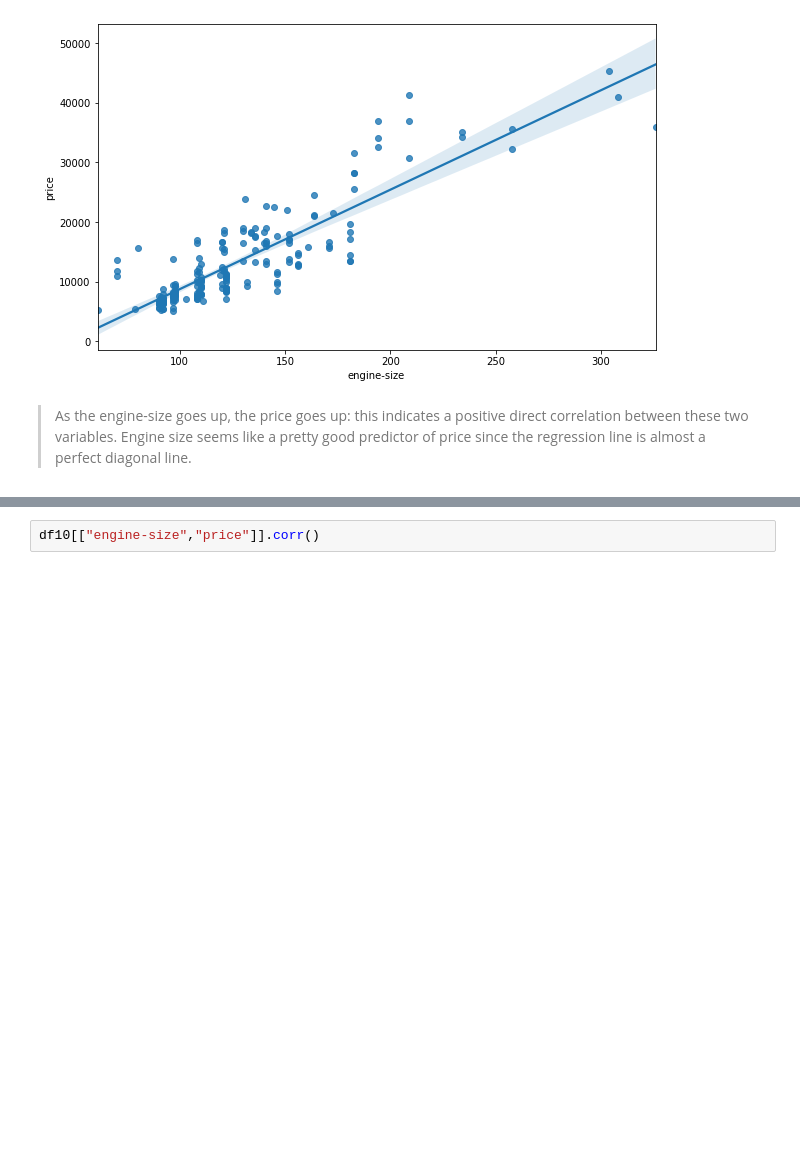
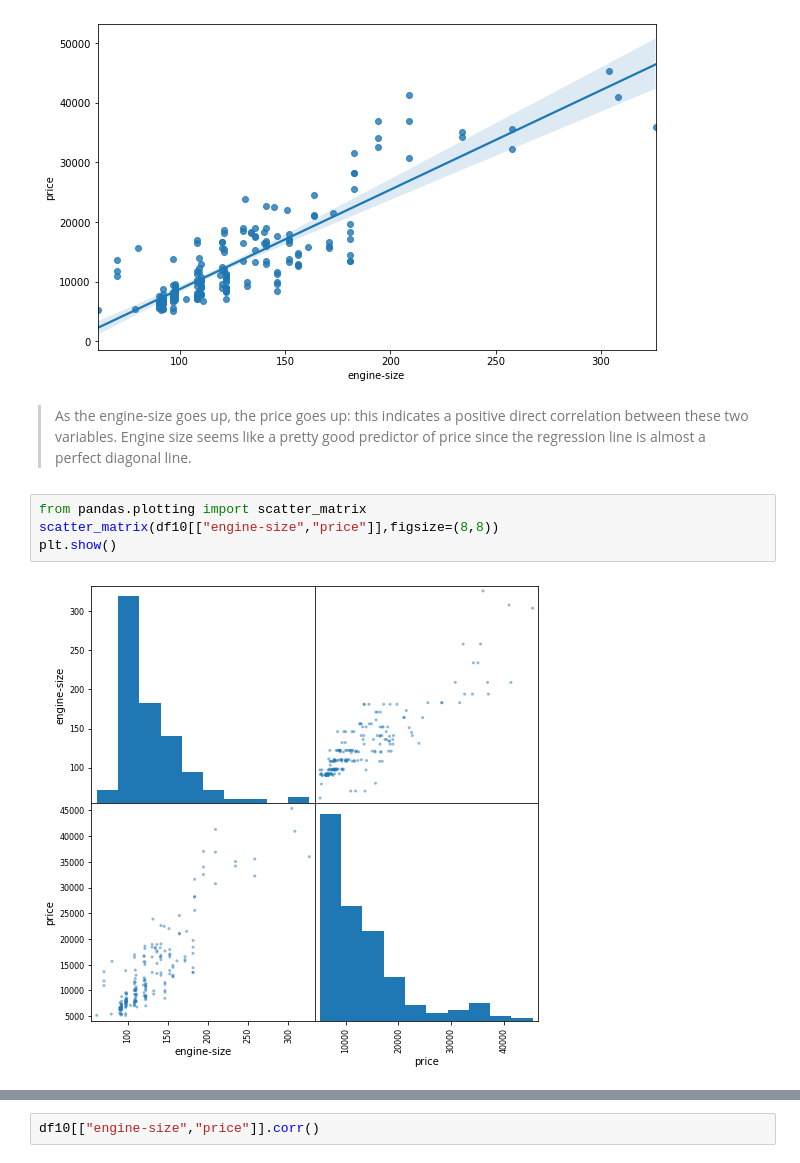
Before and after one commit to harsha8745/IBM-WATSON, a Jupyter notebook: Data_Analysis_with_Python.ipynb, the cells around one changed output, grey strips where cells are left out. Cells and saved outputs as stored; diff of their text form; blank space fills up the shorter version.

```diff
--- a/Data_Analysis_with_Python.ipynb
+++ b/Data_Analysis_with_Python.ipynb
@@ -1779,3 +1815,9 @@ stats.pearsonr(df10["engine-size"],df10["price"])  #gives pearson correlation an
 [figure]
 # %% [markdown]
 >As the engine-size goes up, the price goes up: this indicates a positive direct correlation between these two variables. Engine size seems like a pretty good predictor of price since the regression line is almost a perfect diagonal line.
+# %%
+from pandas.plotting import scatter_matrix
+scatter_matrix(df10[["engine-size","price"]],figsize=(8,8))
+plt.show()
+# %% [output]
+[figure, added]
```
Also changed, not shown: parts of 71 cells of this notebook.
